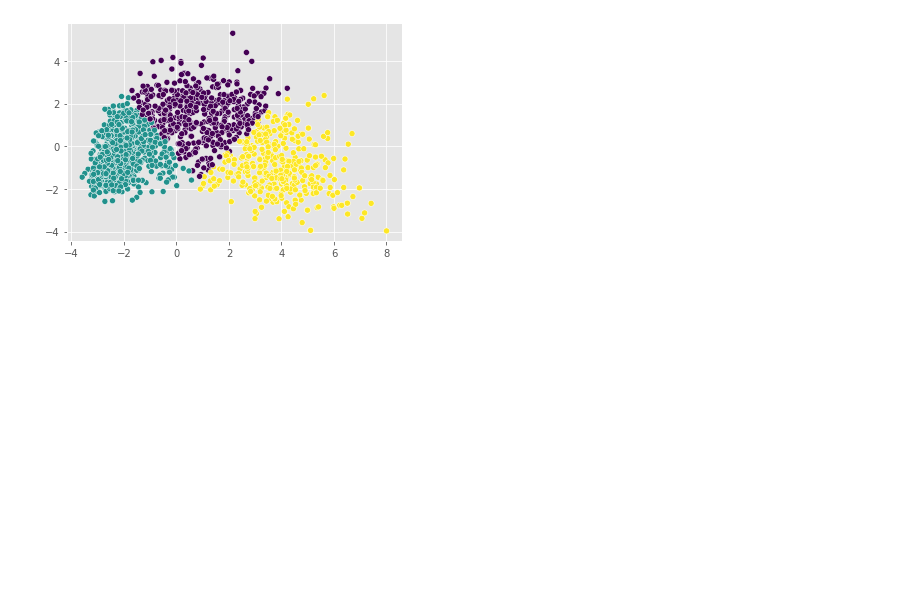
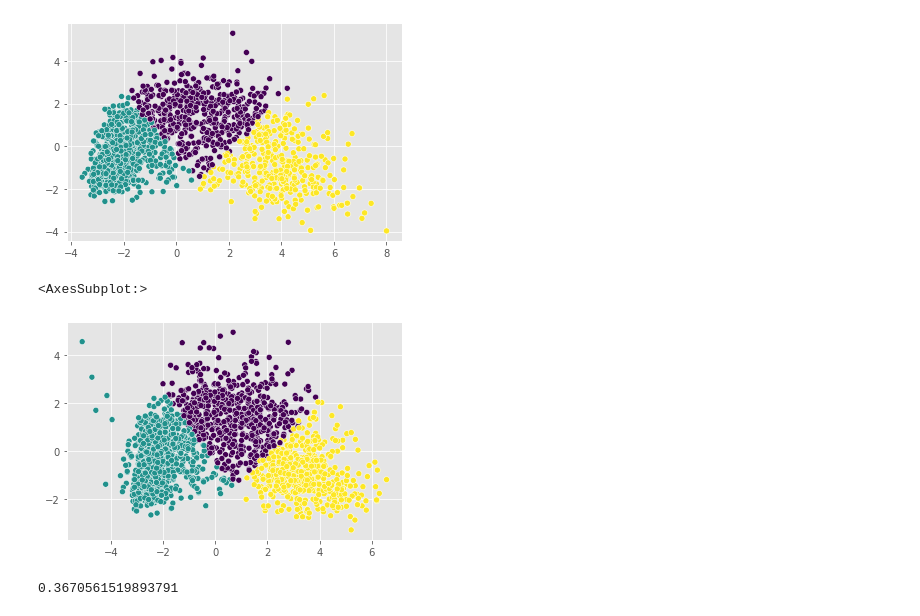
Before and after one commit to demmo0/sweeft-davaleba, a Jupyter notebook: main/davaleba.ipynb, the cells around one changed output. Saved outputs shown, nothing was run; the diff lists cells and outputs as text; code cells hidden in the pictures; blank space fills up the shorter version.

```diff
--- a/main/davaleba.ipynb
+++ b/main/davaleba.ipynb
@@ -224,3 +256,26 @@ sns.scatterplot(X_2d[:, 0], X_2d[:, 1], c=labels)
 # %% [output]
 <AxesSubplot:>
 [figure]
+# %%
+#vashorebt marital status absurds
+df_new=df.drop(df[df['Marital_Status'] == 'Absurd'].index)
+pipeline_kmeans.predict(df_new)
+
+# PCA-ის დახმარებით დატა გადაგვყავს 2d ში რათა შევძლოთ მისი დაგეგმარება
+pca = PCA(n_components=2)
+X_2d = pca.fit_transform(preprocessor.fit_transform(df_new))
+
+# ვიღებთ კლასტერების ნიშნულებს
+labels = pipeline_kmeans.predict(df_new)
+
+# სხვადასხვაფრად ვაგეგმარებტ scatterplot-ზე
+sns.scatterplot(X_2d[:, 0], X_2d[:, 1], c=labels)
+# %% [output]
+<AxesSubplot:>
+[figure, added]
+# %%
+from sklearn.metrics import silhouette_score
+
+silhouette_score(preprocessor.fit_transform(df_new), labels)
+# %% [output]
+0.3670561519893791
```
Also changed, not shown: parts of 2 cells of this notebook.
